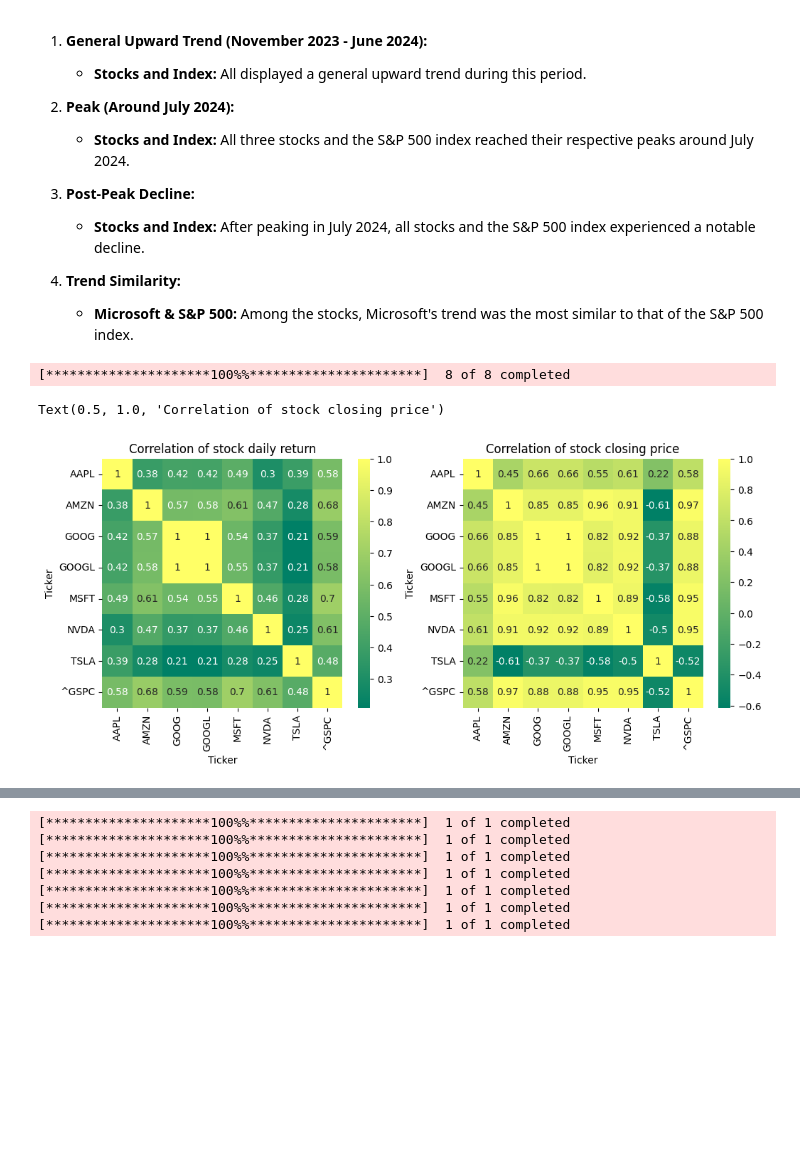
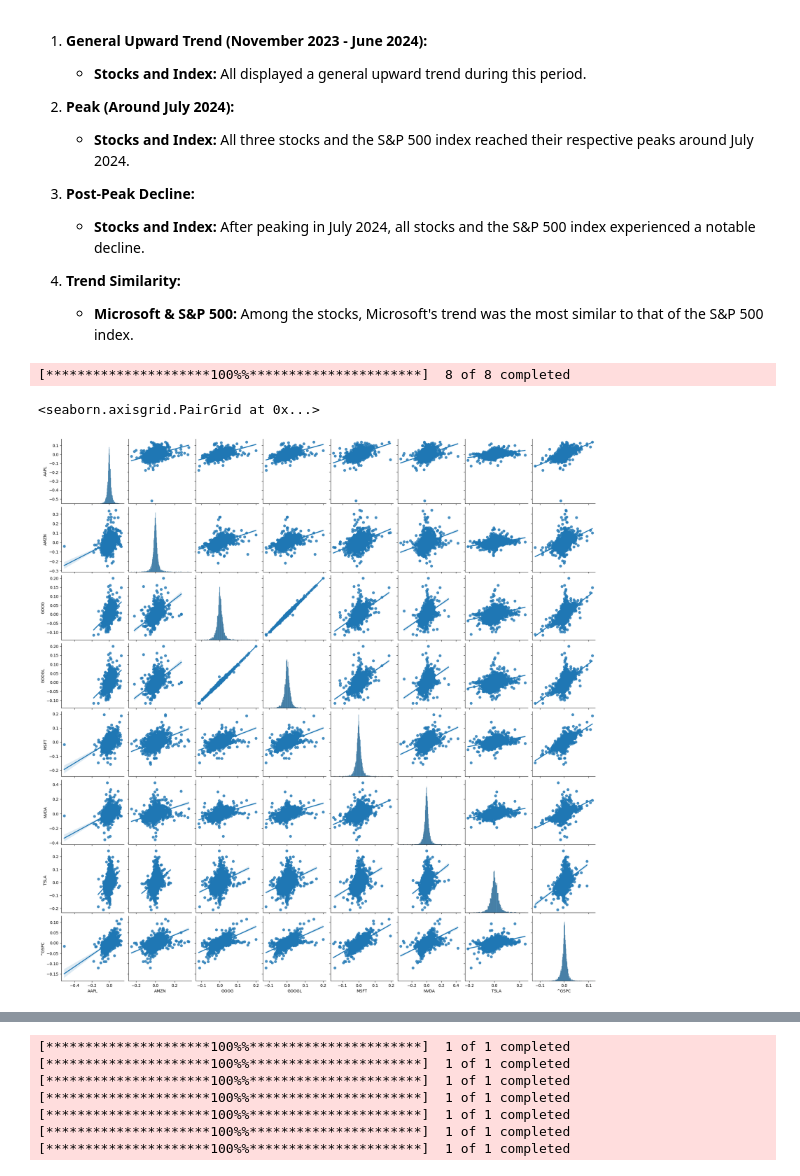
Before and after one commit to ACM40960/project-QianSandeep, a Jupyter notebook: Project/Final folder/model3.ipynb, the cells around one changed output, grey strips where cells are left out. Cells and saved outputs as stored; diff of their text form; code cells hidden in the pictures; blank space fills up the shorter version.

```diff
--- a/Project/Final folder/model3.ipynb
+++ b/Project/Final folder/model3.ipynb
@@ -111,18 +111,10 @@ plt.tight_layout()
 tickers = ['AAPL', 'AMZN', 'MSFT', 'NVDA', 'GOOGL', 'TSLA', 'GOOG', '^GSPC']
 closing_df = yf.download(tickers, start=start, end=end)['Adj Close']
 tech_rets = closing_df.pct_change()
-
-
-plt.figure(figsize=(12, 10))
-
-plt.subplot(2, 2, 1)
-sns.heatmap(tech_rets.corr(), annot=True, cmap='summer')
-plt.title('Correlation of stock daily return')
-
-plt.subplot(2, 2, 2)
-sns.heatmap(closing_df.corr(), annot=True, cmap='summer')
-plt.title('Correlation of stock closing price')
 # %% [output]
 [*********************100%%**********************]  8 of 8 completed
-Text(0.5, 1.0, 'Correlation of stock closing price')
-[figure, removed]
+# %%
+sns.pairplot(tech_rets, kind='reg')
+# %% [output]
+<seaborn.axisgrid.PairGrid at 0x...>
+[figure, added]
```
Also changed, not shown: parts of 12 cells of this notebook, 5 other files.
